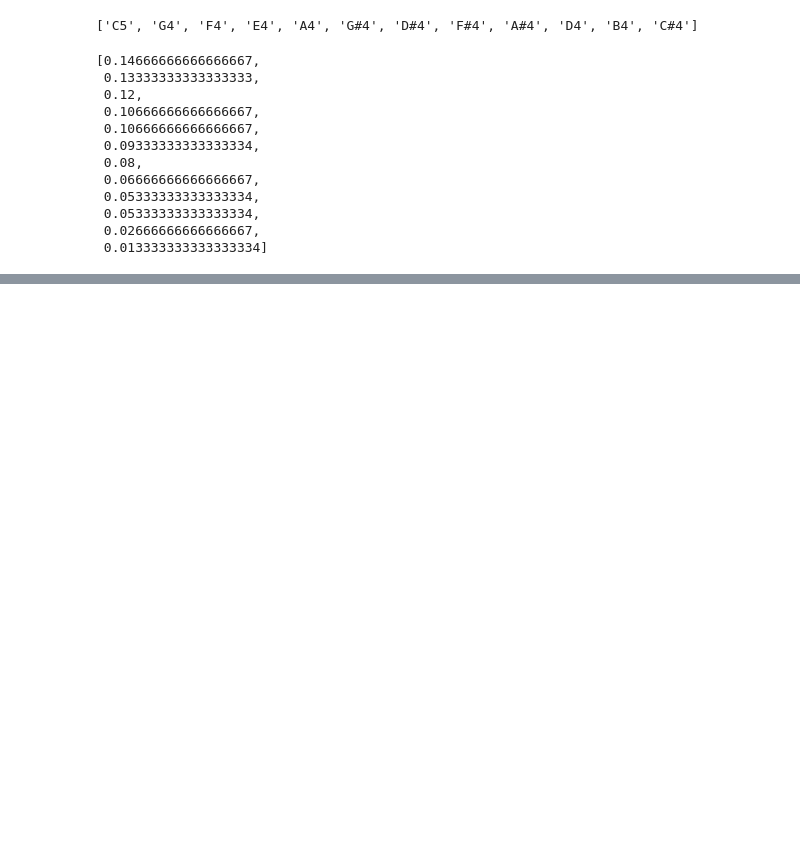
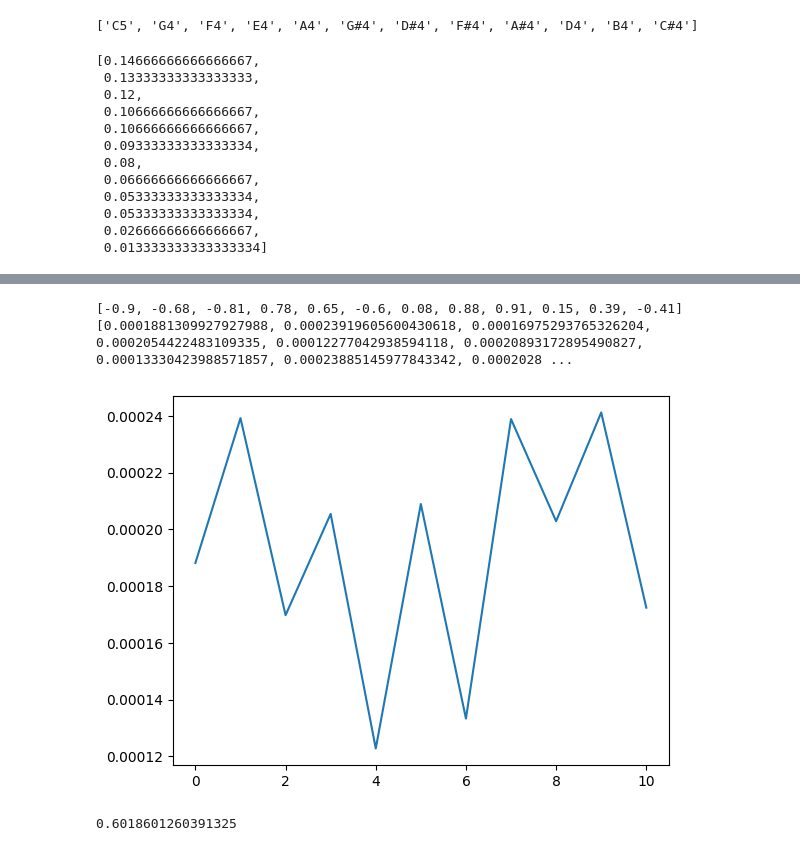
Before and after one commit to prabnur/bez2018model_valence, a Jupyter notebook: tensor.ipynb, the cells around one changed output, grey strips where cells are left out. Drawn from its saved outputs; the diff is of its cells as text; code cells hidden in the pictures; blank space fills up the shorter version.

```diff
--- a/tensor.ipynb
+++ b/tensor.ipynb
@@ -116,0 +68,26 @@ plt.plot(snapshot)
+# %%
+# RANDOM 0 -> 1
+
+import random
+import numpy as np
+random_numbers = np.random.rand(12)
+
+random_numbers = [-numb if random.random() <= 0.5 else numb for numb in random_numbers]
+print([round(numb, 2) for numb in random_numbers])
+plot_snapshot(random_numbers)
+# %% [output]
+[-0.9, -0.68, -0.81, 0.78, 0.65, -0.6, 0.08, 0.88, 0.91, 0.15, 0.39, -0.41]
+[0.0001881309927927988, 0.00023919605600430618, 0.00016975293765326204, 0.0002054422483109335, 0.00012277042938594118, 0.00020893172895490827, 0.00013330423988571857, 0.00023885145977843342, 0.0002028 ...
+[figure, added]
+# %%
+# RANDOM 0 -> 1
+
+import random
+import numpy as np
+random_numbers = np.random.rand(12)
+
+random_numbers = [-numb if random.random() <= 0.5 else numb for numb in random_numbers]
+print([round(numb, 2) for numb in random_numbers])
+plot_snapshot(random_numbers)
+# %% [output]
+0.6018601260391325
```
Also changed, not shown: parts of 10 cells of this notebook, 7 other files.
